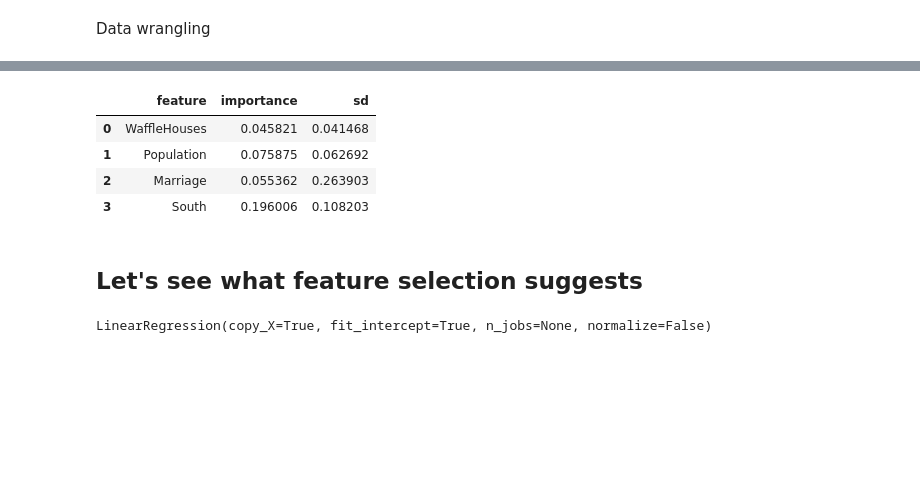
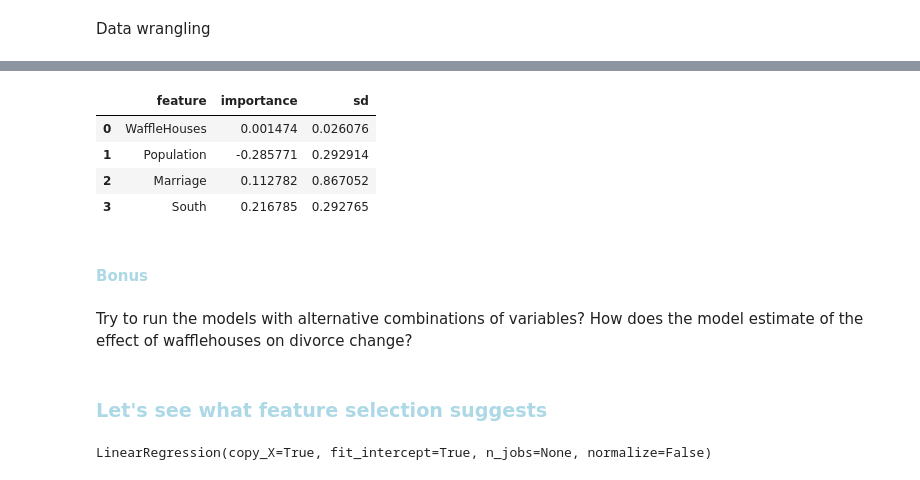
Before and after one commit to tbonne/IntroDataScience, a Jupyter notebook: fullNoteBooks/IntroCausalAnalysis_Full.ipynb, the cells around one changed output, grey strips where cells are left out. Drawn from its saved outputs; the diff is of its cells as text; code cells hidden in the pictures; blank space fills up the shorter version.

```diff
--- a/fullNoteBooks/IntroCausalAnalysis_Full.ipynb
+++ b/fullNoteBooks/IntroCausalAnalysis_Full.ipynb
@@ -19,6 +22,6 @@ Load the data (get the data from slack, and place it into your google drive fold
 # %%
 #load data
-df_waffles = pd.read_csv("/content/drive/MyDrive/Colab Notebooks/DataScience/IntroCausalAnalysis/waffles.csv")
+df_waffles = pd.read_csv("/content/waffles.csv")
 
 #take a look
 df_waffles.head()
@@ -134,33 +152,34 @@ Warnings:
 # %%
 from sklearn.linear_model import LinearRegression
 from sklearn.metrics import mean_squared_error
 from sklearn.inspection import permutation_importance
 
 #split data into predictors (X) and target (y)
 X = df_waffles[['WaffleHouses', 'Population', 'Marriage', 'South']]
 y = df_waffles['Divorce']
 
 #split these data into training and testing datasets
 X_train, X_test, y_train, y_test = train_test_split(X, y, test_size=0.20)
 
 #fit linear regression
 LR1 = LinearRegression()
 LR1.fit(X_train, y_train)
 
-#prediction error
-mean_squared_error(LR1.predict(X_test), y_test)
-
 #model interpretation
 rel_impo = permutation_importance(LR1, X_test, y_test,n_repeats=30,random_state=0)
 pd.DataFrame({"feature":X_test.columns,"importance":rel_impo.importances_mean, "sd":rel_impo.importances_std})
 # %% [output]
 |  | feature | importance | sd |
-| 0 | WaffleHouses | 0.045821 | 0.041468 |
-| 1 | Population | 0.075875 | 0.062692 |
-| 2 | Marriage | 0.055362 | 0.263903 |
-| 3 | South | 0.196006 | 0.108203 |
+| 0 | WaffleHouses | 0.001474 | 0.026076 |
+| 1 | Population | -0.285771 | 0.292914 |
+| 2 | Marriage | 0.112782 | 0.867052 |
+| 3 | South | 0.216785 | 0.292765 |
+# %% [markdown]
+#### <font color='lightblue'>Bonus</font>
+# %% [markdown]
+Try to run the models with alternative combinations of variables? How does the model estimate of the effect of wafflehouses on divorce change?
 # %% [markdown]
-## Let's see what feature selection suggests
+### <font color='lightblue'>Let's see what feature selection suggests</font>
 # %%
 from sklearn.model_selection import KFold
 from sklearn.feature_selection import RFECV
```
Also changed, not shown: parts of 25 cells of this notebook.
